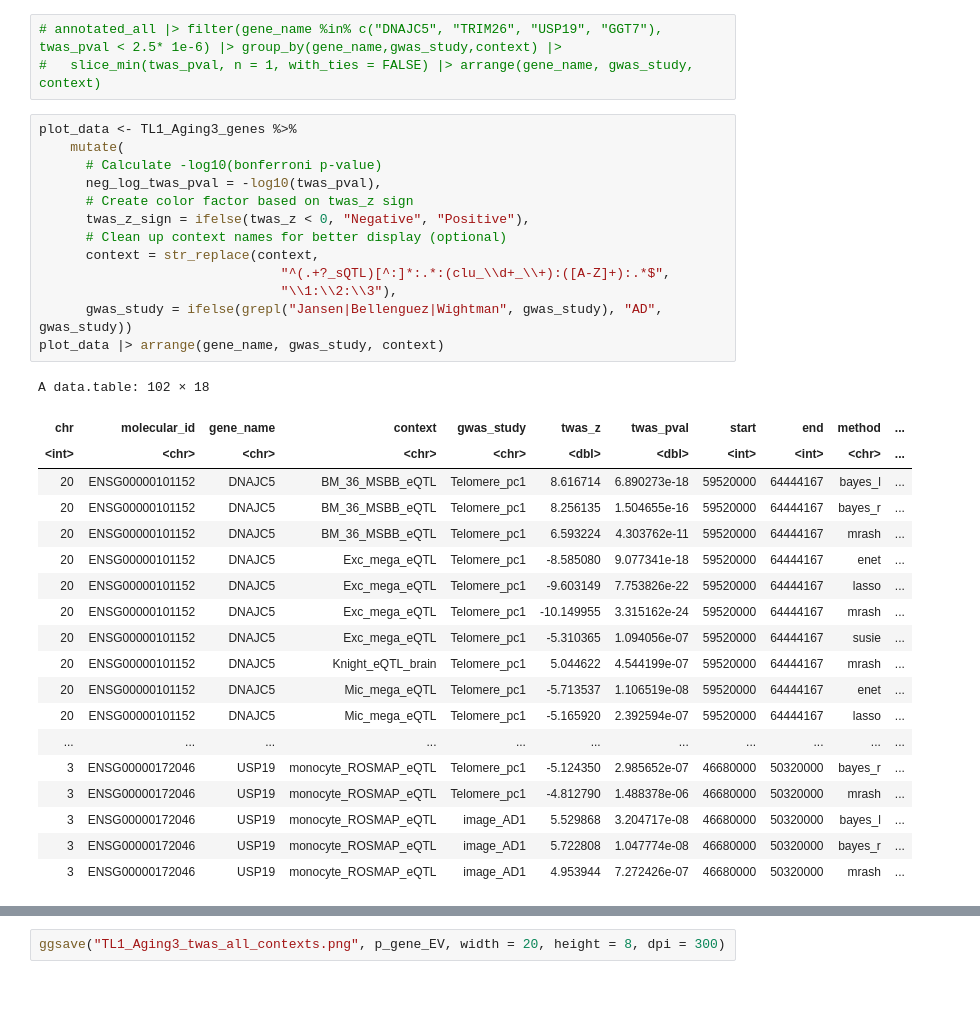
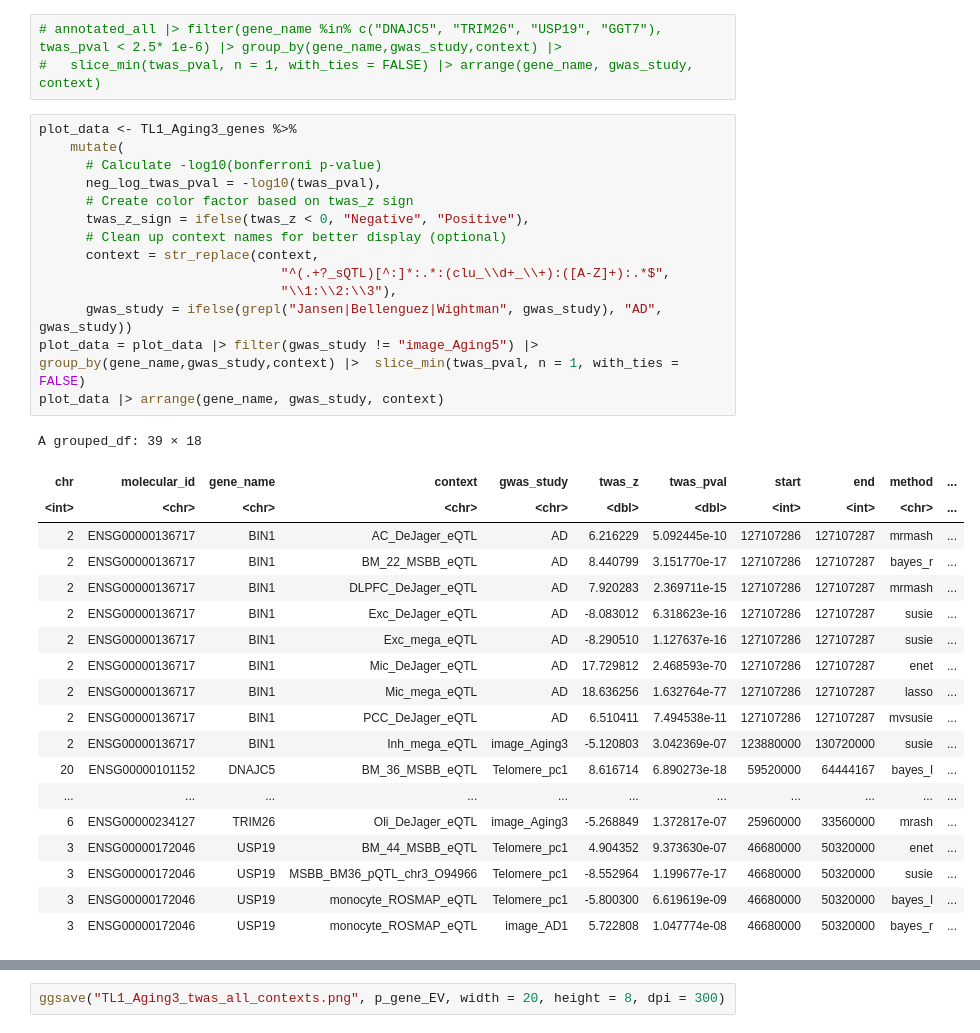
Before and after one commit to rl3328/DNE_xQTL_paper, a Jupyter notebook: main_text/4_candidate_genes/staging/interested_genes/TWAS_QTL/twas_story_allcontexts.ipynb, the cells around one changed output, grey strips where cells are left out. Drawn from its saved outputs; the diff is of its cells as text; blank space fills up the shorter version.

Commit message:
update Aging2_MR selection and twas story plots

```diff
--- a/main_text/4_candidate_genes/staging/interested_genes/TWAS_QTL/twas_story_allcontexts.ipynb
+++ b/main_text/4_candidate_genes/staging/interested_genes/TWAS_QTL/twas_story_allcontexts.ipynb
@@ -1096,33 +1450,34 @@ A grouped_df: 26 × 16
 # %%
 plot_data <- TL1_Aging3_genes %>%
     mutate(
       # Calculate -log10(bonferroni p-value)
       neg_log_twas_pval = -log10(twas_pval),
       # Create color factor based on twas_z sign
       twas_z_sign = ifelse(twas_z < 0, "Negative", "Positive"),
       # Clean up context names for better display (optional)
       context = str_replace(context,
                                "^(.+?_sQTL)[^:]*:.*:(clu_\\d+_\\+):([A-Z]+):.*$",
                                "\\1:\\2:\\3"),
       gwas_study = ifelse(grepl("Jansen|Bellenguez|Wightman", gwas_study), "AD", gwas_study))
+plot_data = plot_data |> filter(gwas_study != "image_Aging5") |> group_by(gene_name,gwas_study,context) |>  slice_min(twas_pval, n = 1, with_ties = FALSE)
 plot_data |> arrange(gene_name, gwas_study, context)
 # %% [output]
-A data.table: 102 × 18
+A grouped_df: 39 × 18
 | chr | molecular_id | gene_name | context | gwas_study | twas_z | twas_pval | start | end | method | ... |
 | <int> | <chr> | <chr> | <chr> | <chr> | <dbl> | <dbl> | <int> | <int> | <chr> | ... |
+| 2 | ENSG00000136717 | BIN1 | AC_DeJager_eQTL | AD | 6.216229 | 5.092445e-10 | 127107286 | 127107287 | mrmash | ... |
+| 2 | ENSG00000136717 | BIN1 | BM_22_MSBB_eQTL | AD | 8.440799 | 3.151770e-17 | 127107286 | 127107287 | bayes_r | ... |
+| 2 | ENSG00000136717 | BIN1 | DLPFC_DeJager_eQTL | AD | 7.920283 | 2.369711e-15 | 127107286 | 127107287 | mrmash | ... |
+| 2 | ENSG00000136717 | BIN1 | Exc_DeJager_eQTL | AD | -8.083012 | 6.318623e-16 | 127107286 | 127107287 | susie | ... |
+| 2 | ENSG00000136717 | BIN1 | Exc_mega_eQTL | AD | -8.290510 | 1.127637e-16 | 127107286 | 127107287 | susie | ... |
+| 2 | ENSG00000136717 | BIN1 | Mic_DeJager_eQTL | AD | 17.729812 | 2.468593e-70 | 127107286 | 127107287 | enet | ... |
+| 2 | ENSG00000136717 | BIN1 | Mic_mega_eQTL | AD | 18.636256 | 1.632764e-77 | 127107286 | 127107287 | lasso | ... |
+| 2 | ENSG00000136717 | BIN1 | PCC_DeJager_eQTL | AD | 6.510411 | 7.494538e-11 | 127107286 | 127107287 | mvsusie | ... |
+| 2 | ENSG00000136717 | BIN1 | Inh_mega_eQTL | image_Aging3 | -5.120803 | 3.042369e-07 | 123880000 | 130720000 | susie | ... |
 | 20 | ENSG00000101152 | DNAJC5 | BM_36_MSBB_eQTL | Telomere_pc1 | 8.616714 | 6.890273e-18 | 59520000 | 64444167 | bayes_l | ... |
-| 20 | ENSG00000101152 | DNAJC5 | BM_36_MSBB_eQTL | Telomere_pc1 | 8.256135 | 1.504655e-16 | 59520000 | 64444167 | bayes_r | ... |
-| 20 | ENSG00000101152 | DNAJC5 | BM_36_MSBB_eQTL | Telomere_pc1 | 6.593224 | 4.303762e-11 | 59520000 | 64444167 | mrash | ... |
-| 20 | ENSG00000101152 | DNAJC5 | Exc_mega_eQTL | Telomere_pc1 | -8.585080 | 9.077341e-18 | 59520000 | 64444167 | enet | ... |
-| 20 | ENSG00000101152 | DNAJC5 | Exc_mega_eQTL | Telomere_pc1 | -9.603149 | 7.753826e-22 | 59520000 | 64444167 | lasso | ... |
-| 20 | ENSG00000101152 | DNAJC5 | Exc_mega_eQTL | Telomere_pc1 | -10.149955 | 3.315162e-24 | 59520000 | 64444167 | mrash | ... |
-| 20 | ENSG00000101152 | DNAJC5 | Exc_mega_eQTL | Telomere_pc1 | -5.310365 | 1.094056e-07 | 59520000 | 64444167 | susie | ... |
-| 20 | ENSG00000101152 | DNAJC5 | Knight_eQTL_brain | Telomere_pc1 | 5.044622 | 4.544199e-07 | 59520000 | 64444167 | mrash | ... |
-| 20 | ENSG00000101152 | DNAJC5 | Mic_mega_eQTL | Telomere_pc1 | -5.713537 | 1.106519e-08 | 59520000 | 64444167 | enet | ... |
-| 20 | ENSG00000101152 | DNAJC5 | Mic_mega_eQTL | Telomere_pc1 | -5.165920 | 2.392594e-07 | 59520000 | 64444167 | lasso | ... |
 | ... | ... | ... | ... | ... | ... | ... | ... | ... | ... | ... |
-| 3 | ENSG00000172046 | USP19 | monocyte_ROSMAP_eQTL | Telomere_pc1 | -5.124350 | 2.985652e-07 | 46680000 | 50320000 | bayes_r | ... |
-| 3 | ENSG00000172046 | USP19 | monocyte_ROSMAP_eQTL | Telomere_pc1 | -4.812790 | 1.488378e-06 | 46680000 | 50320000 | mrash | ... |
-| 3 | ENSG00000172046 | USP19 | monocyte_ROSMAP_eQTL | image_AD1 | 5.529868 | 3.204717e-08 | 46680000 | 50320000 | bayes_l | ... |
+| 6 | ENSG00000234127 | TRIM26 | Oli_DeJager_eQTL | image_Aging3 | -5.268849 | 1.372817e-07 | 25960000 | 33560000 | mrash | ... |
+| 3 | ENSG00000172046 | USP19 | BM_44_MSBB_eQTL | Telomere_pc1 | 4.904352 | 9.373630e-07 | 46680000 | 50320000 | enet | ... |
+| 3 | ENSG00000172046 | USP19 | MSBB_BM36_pQTL_chr3_O94966 | Telomere_pc1 | -8.552964 | 1.199677e-17 | 46680000 | 50320000 | susie | ... |
+| 3 | ENSG00000172046 | USP19 | monocyte_ROSMAP_eQTL | Telomere_pc1 | -5.800300 | 6.619619e-09 | 46680000 | 50320000 | bayes_l | ... |
 | 3 | ENSG00000172046 | USP19 | monocyte_ROSMAP_eQTL | image_AD1 | 5.722808 | 1.047774e-08 | 46680000 | 50320000 | bayes_r | ... |
-| 3 | ENSG00000172046 | USP19 | monocyte_ROSMAP_eQTL | image_AD1 | 4.953944 | 7.272426e-07 | 46680000 | 50320000 | mrash | ... |
```
Also changed, not shown: parts of 12 cells of this notebook, 6 other files.
